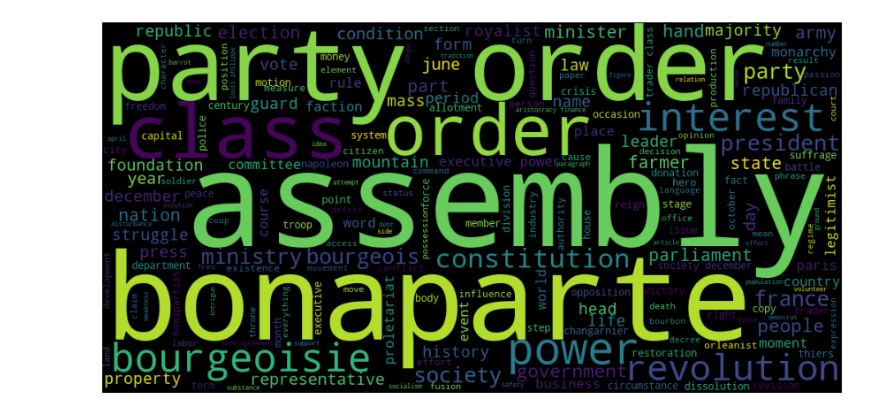
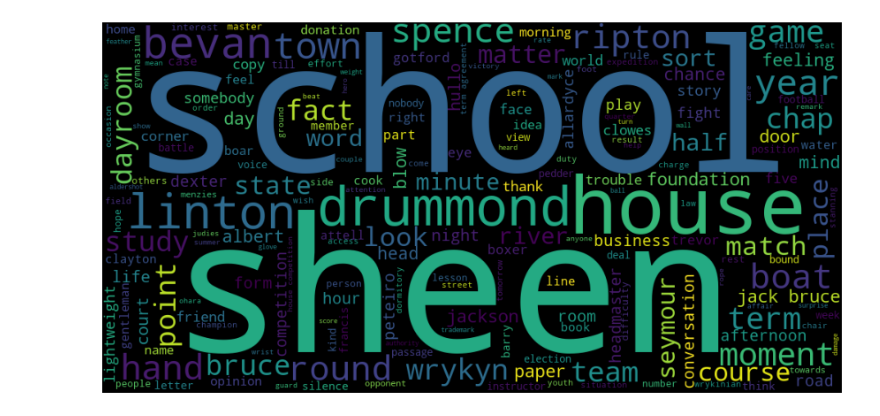
Before and after one commit to ImadEpi/Projects, a Jupyter notebook: Topic_modeling.ipynb, the cells around one changed output. Cells and saved outputs as stored; diff of their text form; code cells hidden in the pictures.

```diff
--- a/Topic_modeling.ipynb
+++ b/Topic_modeling.ipynb
@@ -85,9 +88,9 @@ def word_cloud(book):
     plt.show()
     plt.close()
 # %%
-cloud = word_cloud('The Eighteenth Brumaire of Louis Bonaparte')
+cloud = word_cloud('The White Feather')
 # %% [output]
-[figure, old version]
+[figure, new version]
 # %%
 def cleantxt():
 
```
Also changed, not shown: parts of 9 cells of this notebook.
